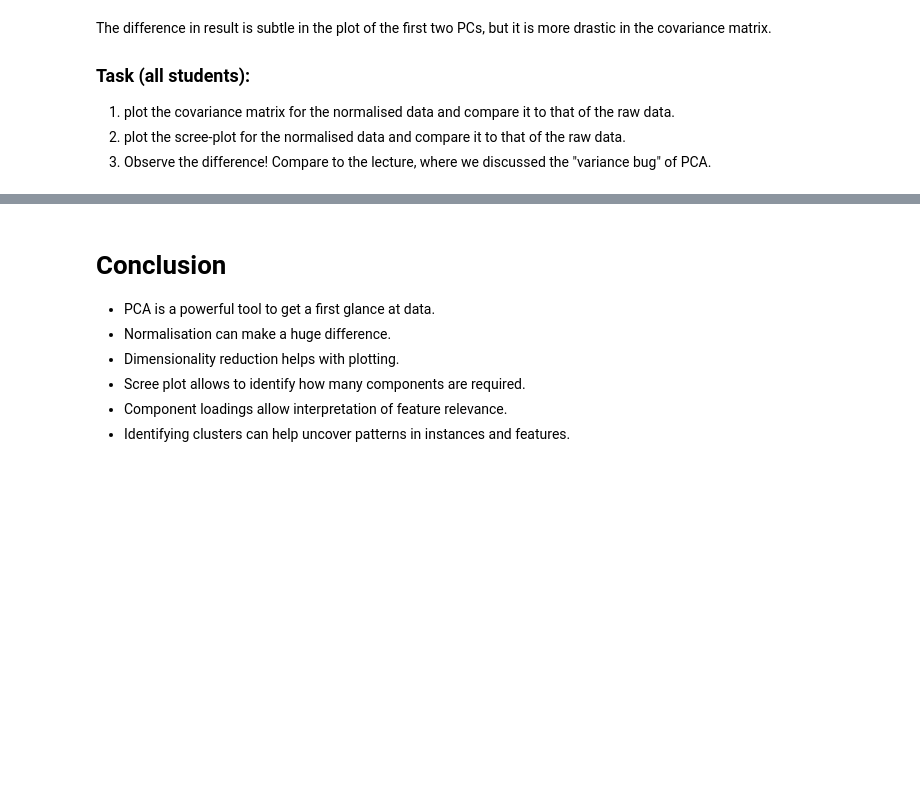
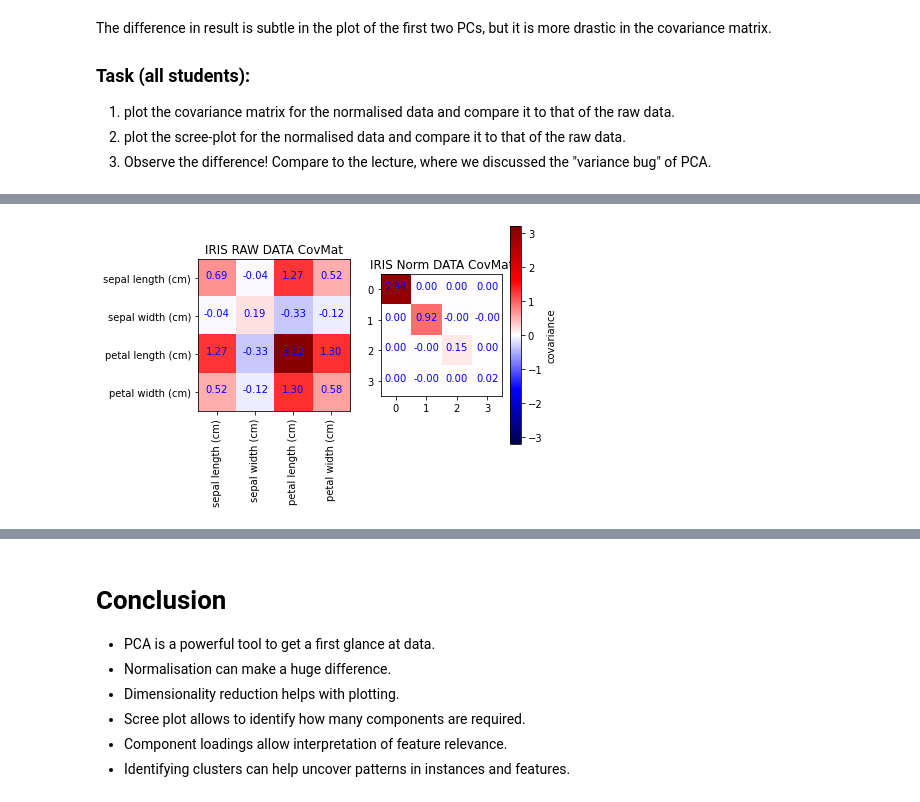
Before and after one commit to rifat0153/7COM1074-Notebooks, a Jupyter notebook: practical2.ipynb, the cells around one changed output, grey strips where cells are left out. Saved outputs shown, nothing was run; the diff lists cells and outputs as text; code cells hidden in the pictures; blank space fills up the shorter version.

```diff
--- a/practical2.ipynb
+++ b/practical2.ipynb
@@ -595,0 +620,39 @@ The difference in result is subtle in the plot of the first two PCs, but it is m
+# %%
+import matplotlib.pyplot as plt
+fig = plt.figure()
+
+ax1 = fig.add_subplot(121)
+ax2 = fig.add_subplot(122)
+
+
+img = ax1.imshow(iris_covmat, cmap='seismic', vmin=-3.2, vmax=3.2)
+plt.colorbar(img, label='covariance')
+plt.title('IRIS RAW VS NORM CovMat')
+ax1.title.set_text('IRIS RAW DATA CovMat')
+ax1.set_yticks([0, 1, 2, 3])
+t = ax1.set_yticklabels(iris['feature_names'])
+ax1.set_xticks([0, 1, 2, 3])
+t = ax1.set_xticklabels(iris['feature_names'], rotation=90)
+ax1.set_aspect(1)
+for x in range(4):
+    for y in range(4):
+        ax1.text(x, y, "{:.2f}".format(iris_covmat[y, x]), {
+                'ha': 'center', 'color': "blue"})
+
+
+img = ax2.imshow(iris_covmat_norm, cmap='seismic', vmin=-3.2, vmax=3.2)
+# plt.colorbar(img, label='covariance')
+ax2.title.set_text('IRIS Norm DATA CovMat')
+ax2.set_yticks([0, 1, 2, 3])
+# t = ax2.set_yticklabels(iris['feature_names'])
+ax2.set_xticks([0, 1, 2, 3])
+# t = ax2.set_xticklabels(iris['feature_names'], rotation=90)
+ax2.set_aspect(1)
+for x in range(4):
+    for y in range(4):
+        ax2.text(x, y, "{:.2f}".format(iris_covmat_norm[y, x]), {
+                'ha': 'center', 'color': "blue"})
+
+plt.show()
+# %% [output]
+[figure, added]
```
Also changed, not shown: parts of 12 cells of this notebook, 1 other file.
